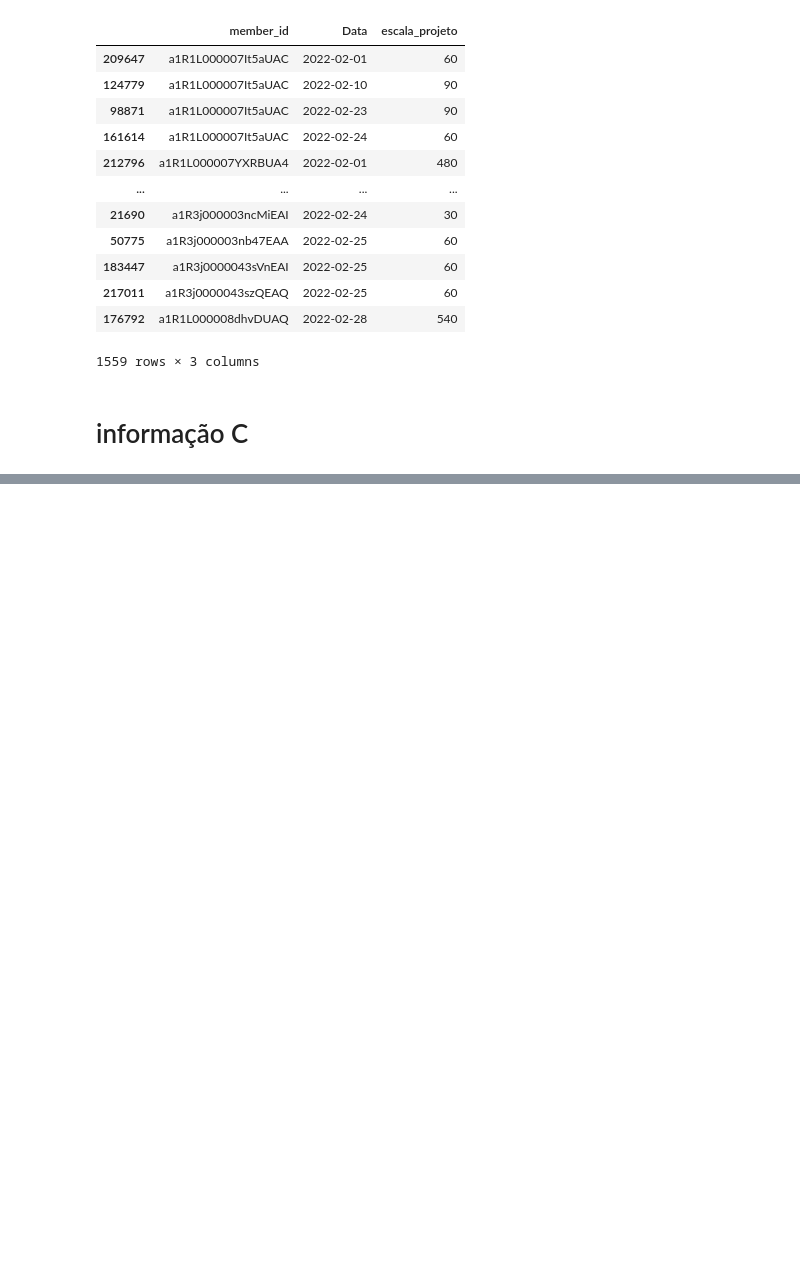
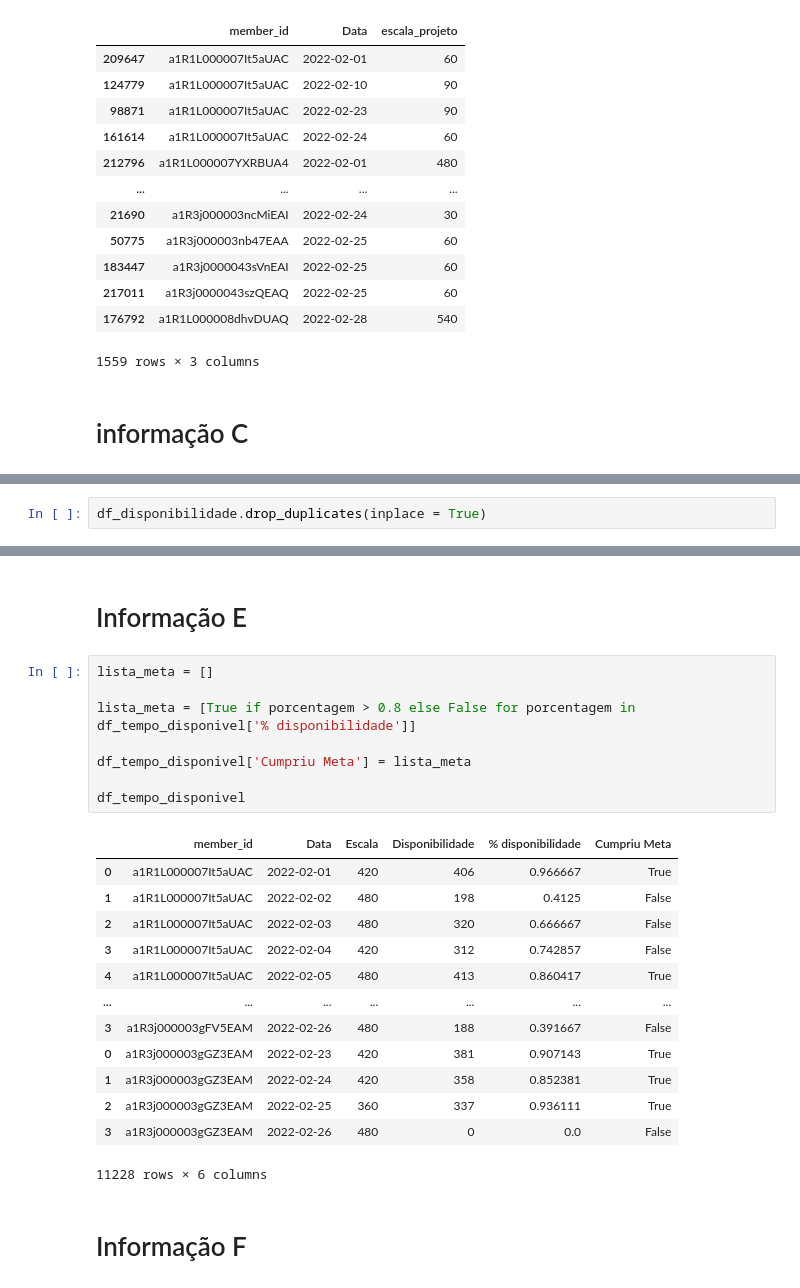
Before and after one commit to G-Moraes/projeto-disponibilidade, a Jupyter notebook: analise.ipynb, the cells around one changed output, grey strips where cells are left out. Saved outputs shown, nothing was run; the diff lists cells and outputs as text; blank space fills up the shorter version.

```diff
--- a/analise.ipynb
+++ b/analise.ipynb
@@ -443,0 +423,2 @@ for member in df_disponibilidade['member_id']:
+# %%
+df_disponibilidade.drop_duplicates(inplace = True)
@@ -443,0 +501,26 @@ for member in df_disponibilidade['member_id']:
+# %% [markdown]
+# Informação E
+# %%
+lista_meta = []
+
+lista_meta = [True if porcentagem > 0.8 else False for porcentagem in df_tempo_disponivel['% disponibilidade']]
+
+df_tempo_disponivel['Cumpriu Meta'] = lista_meta
+
+df_tempo_disponivel
+# %% [output]
+|  | member_id | Data | Escala | Disponibilidade | % disponibilidade | Cumpriu Meta |
+| 0 | a1R1L000007It5aUAC | 2022-02-01 | 420 | 406 | 0.966667 | True |
+| 1 | a1R1L000007It5aUAC | 2022-02-02 | 480 | 198 | 0.4125 | False |
+| 2 | a1R1L000007It5aUAC | 2022-02-03 | 480 | 320 | 0.666667 | False |
+| 3 | a1R1L000007It5aUAC | 2022-02-04 | 420 | 312 | 0.742857 | False |
+| 4 | a1R1L000007It5aUAC | 2022-02-05 | 480 | 413 | 0.860417 | True |
+| ... | ... | ... | ... | ... | ... | ... |
+| 3 | a1R3j000003gFV5EAM | 2022-02-26 | 480 | 188 | 0.391667 | False |
+| 0 | a1R3j000003gGZ3EAM | 2022-02-23 | 420 | 381 | 0.907143 | True |
+| 1 | a1R3j000003gGZ3EAM | 2022-02-24 | 420 | 358 | 0.852381 | True |
+| 2 | a1R3j000003gGZ3EAM | 2022-02-25 | 360 | 337 | 0.936111 | True |
+| 3 | a1R3j000003gGZ3EAM | 2022-02-26 | 480 | 0 | 0.0 | False |
+11228 rows × 6 columns
+# %% [markdown]
+# Informação F
```
Also changed, not shown: parts of 15 cells of this notebook.
